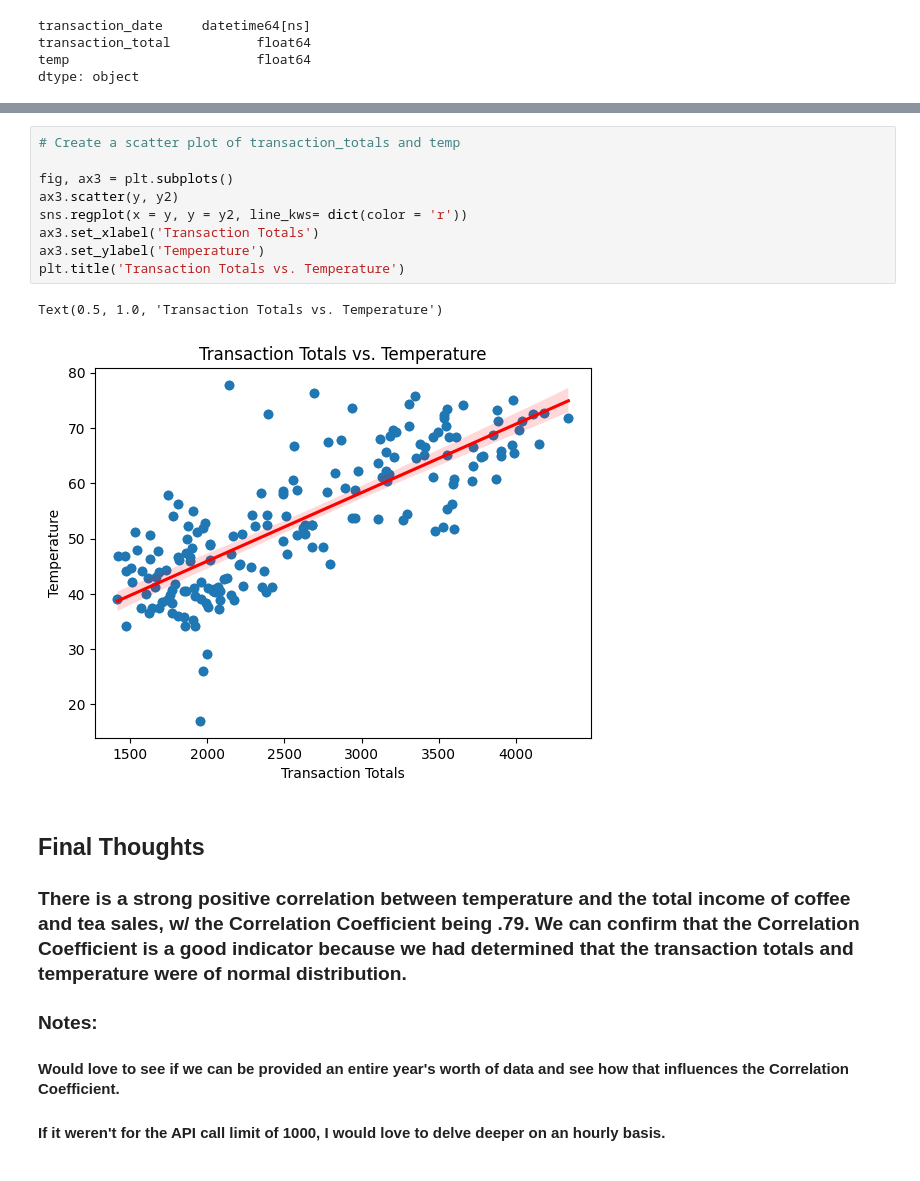
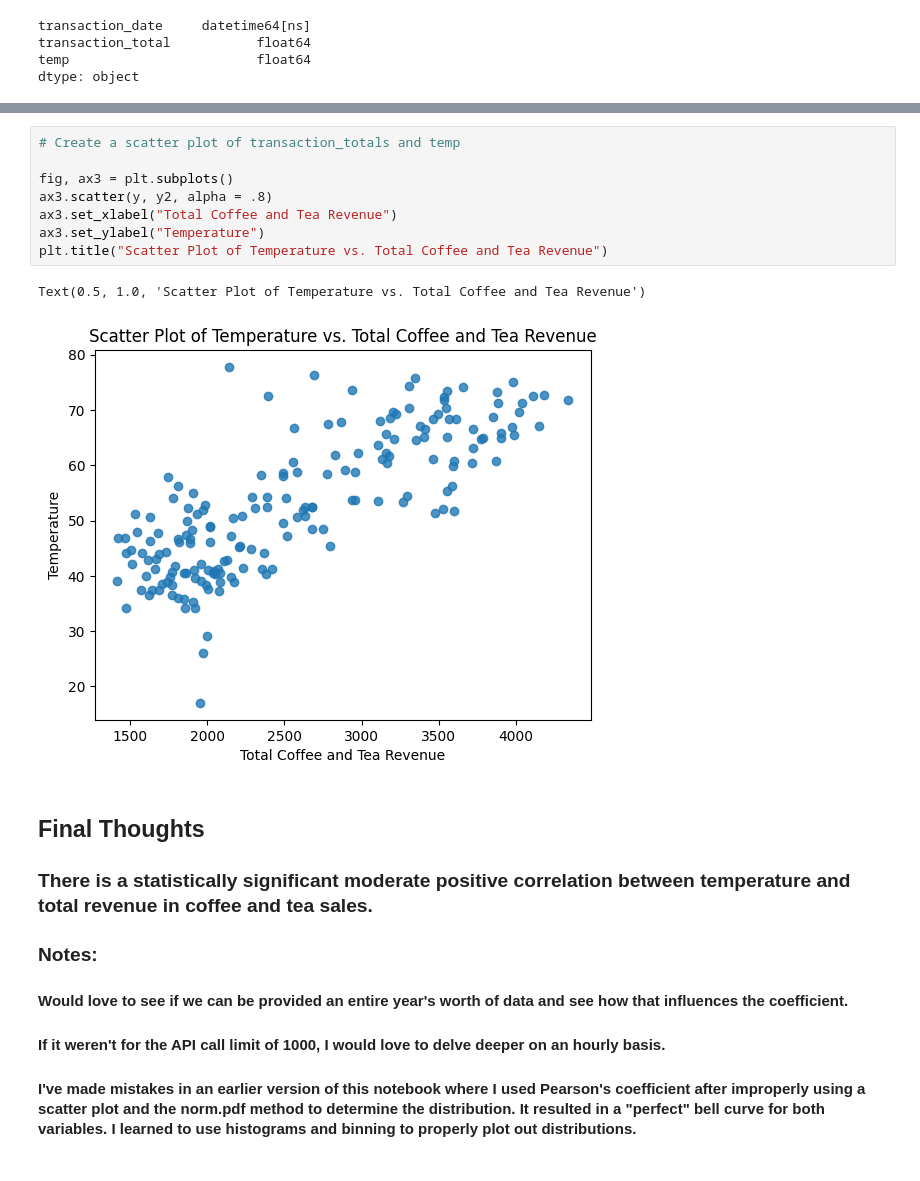
Before and after one commit to SnakeSpeak/coffee_shop, a Jupyter notebook: coffee_weather.ipynb, the cells around one changed output, grey strips where cells are left out. Cells and saved outputs as stored; diff of their text form.

```diff
--- a/coffee_weather.ipynb
+++ b/coffee_weather.ipynb
@@ -233,20 +234,21 @@ plot_data.corr() # between 'transaction_total' and 'temp', R coef is .79.
 # %%
 # Create a scatter plot of transaction_totals and temp
 
 fig, ax3 = plt.subplots()
-ax3.scatter(y, y2)
-sns.regplot(x = y, y = y2, line_kws= dict(color = 'r'))
-ax3.set_xlabel('Transaction Totals')
-ax3.set_ylabel('Temperature')
-plt.title('Transaction Totals vs. Temperature')
+ax3.scatter(y, y2, alpha = .8)
+ax3.set_xlabel("Total Coffee and Tea Revenue")
+ax3.set_ylabel("Temperature")
+plt.title("Scatter Plot of Temperature vs. Total Coffee and Tea Revenue")
 # %% [output]
-Text(0.5, 1.0, 'Transaction Totals vs. Temperature')
+Text(0.5, 1.0, 'Scatter Plot of Temperature vs. Total Coffee and Tea Revenue')
-[figure, old version]
+[figure, new version]
 # %% [markdown]
 ## Final Thoughts
 
-### There is a strong positive correlation between temperature and the total income of coffee and tea sales, w/ the Correlation Coefficient being .79. We can confirm that the Correlation Coefficient is a good indicator because we had determined that the transaction totals and temperature were of normal distribution.
+### There is a statistically significant moderate positive correlation between temperature and total revenue in coffee and tea sales.
 
 ### Notes:
-#### Would love to see if we can be provided an entire year's worth of data and see how that influences the Correlation Coefficient.
+#### Would love to see if we can be provided an entire year's worth of data and see how that influences the coefficient.
 #### If it weren't for the API call limit of 1000, I would love to delve deeper on an hourly basis.
+#### I've made mistakes in an earlier version of this notebook where I used Pearson's coefficient after improperly using a scatter plot and the norm.pdf method to determine the distribution. It resulted in a "perfect" bell curve for both variables. I learned to use histograms and binning to properly plot out distributions.
+####
```
Also changed, not shown: parts of 10 cells of this notebook.
